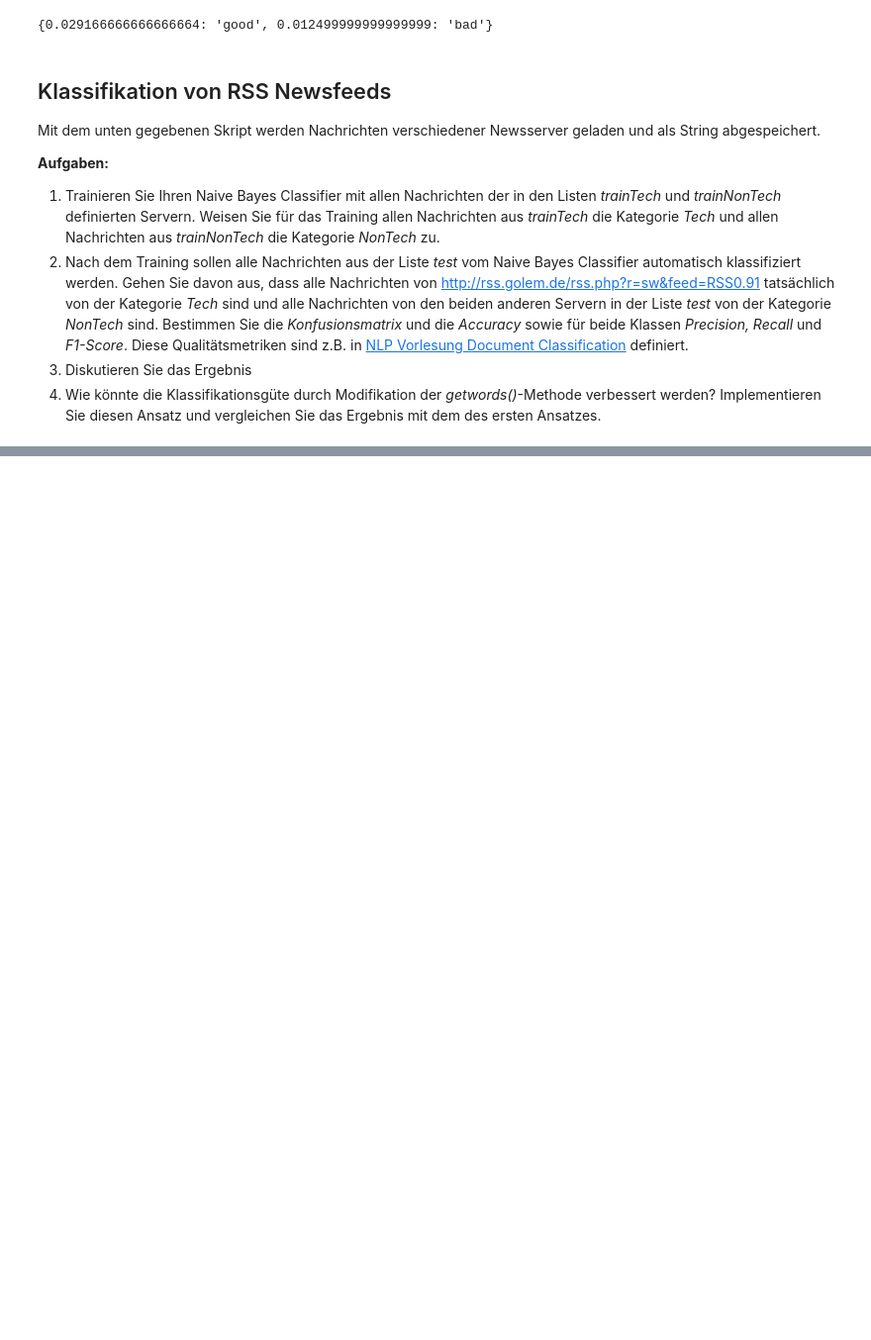
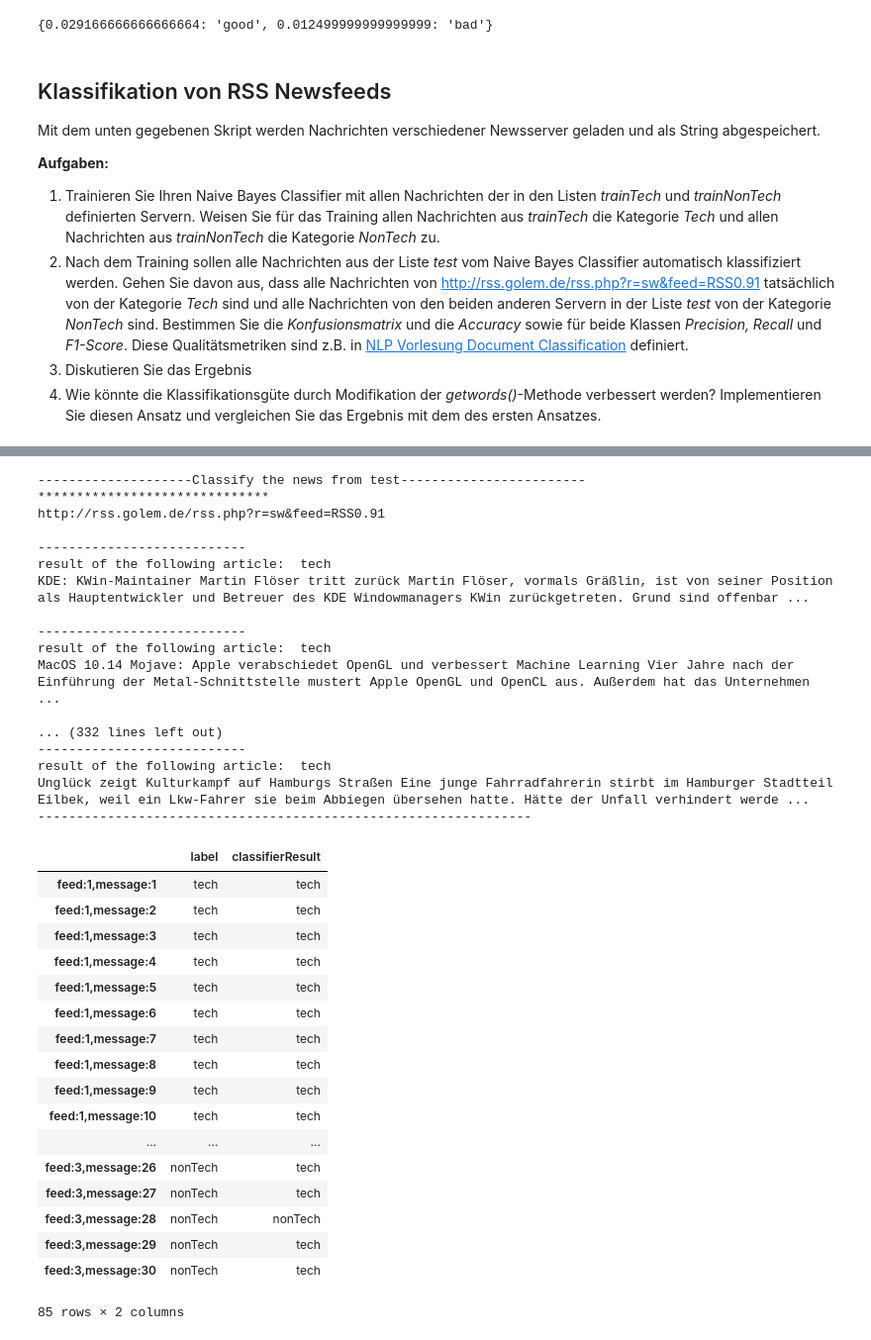
Before and after one commit to codeOfJannik/DataMining_Projects, a Jupyter notebook: task4_DocumentClassification/VersuchDocumentClassification_js329.ipynb, the cells around one changed output, grey strips where cells are left out. Shown at 99% size. Saved outputs shown, nothing was run; the diff lists cells and outputs as text; code cells hidden in the pictures; blank space fills up the shorter version.

```diff
--- a/task4_DocumentClassification/VersuchDocumentClassification_js329.ipynb
+++ b/task4_DocumentClassification/VersuchDocumentClassification_js329.ipynb
@@ -349,0 +436,2 @@ Number of used test samples 64
+# %%
+techClassifier = trainTheTechClassifier(Classifier(getWordList, 'tech', 'nonTech'))
@@ -349,0 +456,64 @@ Number of used test samples 64
+# %%
+def classifyRSSDocuments(techClassifier):
+    resultDF = pd.DataFrame(columns=['label', 'classifierResult'])
+    print("--------------------Classify the news from test------------------------")
+    feedCount = 0
+    for feed in test:
+        feedCount += 1
+        messageCount = 0
+        print("*"*30)
+        print(feed)
+        f=feedparser.parse(feed)
+        if feed == 'http://rss.golem.de/rss.php?r=sw&feed=RSS0.91':
+            category = 'tech'
+        else:
+            category = 'nonTech'
+        for e in f.entries:
+            messageCount += 1
+            print('\n---------------------------')
+            fulltext=stripHTML(e.title+' '+e.description)
+            result = techClassifier.classify(fulltext)
+            print("result of the following article: ", result[sorted(result.keys())[-1]])
+            print(fulltext)
+            resultDF.loc['feed:'+str(feedCount)+',message:'+str(messageCount)] = [category, result[sorted(result.keys())[-1]]]
+    print("----------------------------------------------------------------")
+    return resultDF
+# %%
+resultDF = classifyRSSDocuments(techClassifier)
+display(resultDF)
+# %% [output]
+--------------------Classify the news from test------------------------
+******************************
+http://rss.golem.de/rss.php?r=sw&feed=RSS0.91
+
+---------------------------
+result of the following article:  tech
+KDE: KWin-Maintainer Martin Flöser tritt zurück Martin Flöser, vormals Gräßlin, ist von seiner Position als Hauptentwickler und Betreuer des KDE Windowmanagers KWin zurückgetreten. Grund sind offenbar ...
+
+---------------------------
+result of the following article:  tech
+MacOS 10.14 Mojave: Apple verabschiedet OpenGL und verbessert Machine Learning Vier Jahre nach der Einführung der Metal-Schnittstelle mustert Apple OpenGL und OpenCL aus. Außerdem hat das Unternehmen  ...
+
+... (332 lines left out)
+---------------------------
+result of the following article:  tech
+Unglück zeigt Kulturkampf auf Hamburgs Straßen Eine junge Fahrradfahrerin stirbt im Hamburger Stadtteil Eilbek, weil ein Lkw-Fahrer sie beim Abbiegen übersehen hatte. Hätte der Unfall verhindert werde ...
+----------------------------------------------------------------
+|  | label | classifierResult |
+| feed:1,message:1 | tech | tech |
+| feed:1,message:2 | tech | tech |
+| feed:1,message:3 | tech | tech |
+| feed:1,message:4 | tech | tech |
+| feed:1,message:5 | tech | tech |
+| feed:1,message:6 | tech | tech |
+| feed:1,message:7 | tech | tech |
+| feed:1,message:8 | tech | tech |
+| feed:1,message:9 | tech | tech |
+| feed:1,message:10 | tech | tech |
+| ... | ... | ... |
+| feed:3,message:26 | nonTech | tech |
+| feed:3,message:27 | nonTech | tech |
+| feed:3,message:28 | nonTech | nonTech |
+| feed:3,message:29 | nonTech | tech |
+| feed:3,message:30 | nonTech | tech |
+85 rows × 2 columns
```
Also changed, not shown: parts of 21 cells of this notebook, 1 other file.
